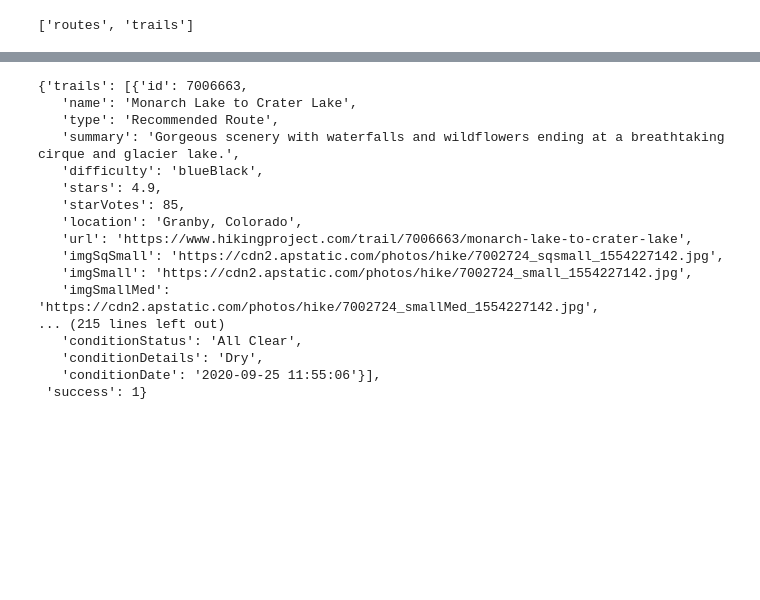
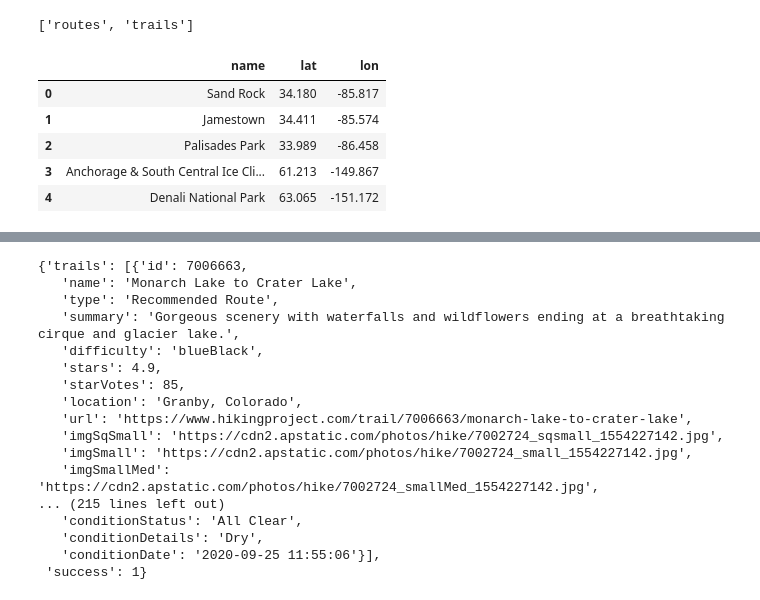
Before and after one commit to kristanlpruett/PROJECT-2-GOING-THE-SOCIAL-DISTANCE-KU-EDW, a Jupyter notebook: APIs.ipynb, the cells around one changed output, grey strips where cells are left out. Cells and saved outputs as stored; diff of their text form; code cells hidden in the pictures; blank space fills up the shorter version.

```diff
--- a/APIs.ipynb
+++ b/APIs.ipynb
@@ -12,3 +12,13 @@ engine.table_names()
 # %%
 mtn_api = '200227251-dff824783300bfdde3f3714b65feede7'
 hike_api = '200227251-52bbf40f14de65bb8de3f88b82402869'
+# %%
+cities = pd.read_csv('loc_list.csv')
+cities
+# %% [output]
+|  | name | lat | lon |
+| 0 | Sand Rock | 34.180 | -85.817 |
+| 1 | Jamestown | 34.411 | -85.574 |
+| 2 | Palisades Park | 33.989 | -86.458 |
+| 3 | Anchorage & South Central Ice Cli... | 61.213 | -149.867 |
+| 4 | Denali National Park | 63.065 | -151.172 |
```
Also changed, not shown: parts of 5 cells of this notebook, 8 other files.
